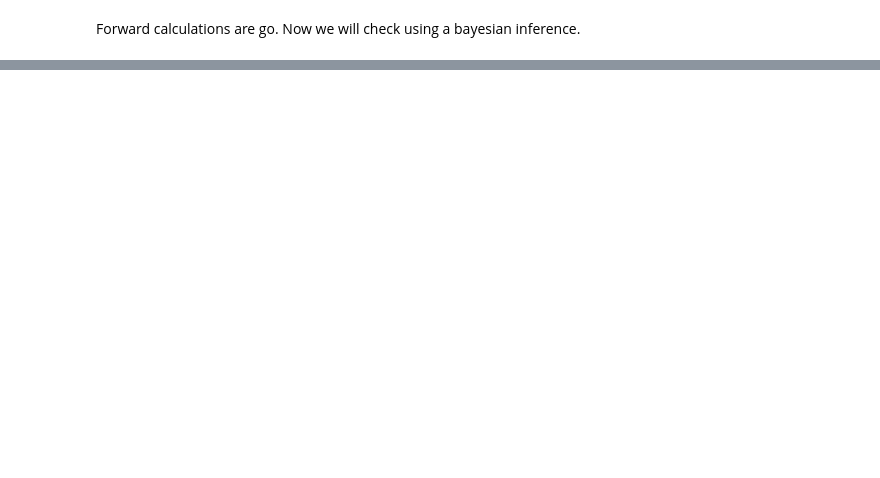
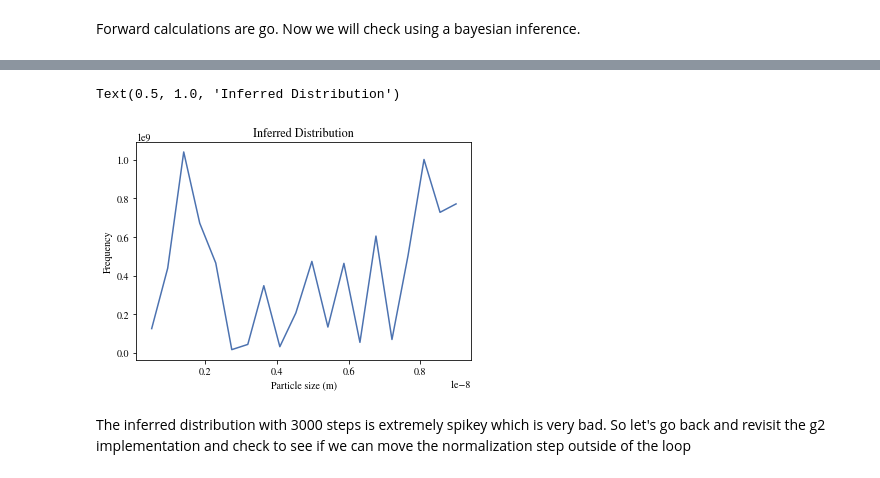
Before and after one commit to thydmle/pydls, a Jupyter notebook: Bayes Take 9 07012019.ipynb, the cells around one changed output, grey strips where cells are left out. Drawn from its saved outputs; the diff is of its cells as text; code cells hidden in the pictures; blank space fills up the shorter version.

```diff
--- a/Bayes Take 9 07012019.ipynb
+++ b/Bayes Take 9 07012019.ipynb
@@ -67,0 +146,30 @@ sampler.acceptance_fraction
+# %%
+fifty_q = np.zeros(20)
+fifty_q[0] = 1.251e8
+fifty_q[1] = 4.382e8
+fifty_q[2] = 1.04e9
+fifty_q[3] = 6.71e8
+fifty_q[4] = 4.647e8
+fifty_q[5] = 1.624e7
+fifty_q[6] = 4.328e7
+fifty_q[7] = 3.474e8
+fifty_q[8] = 3.148e7
+fifty_q[9] = 2.0634e8
+fifty_q[10] = 4.732e8
+fifty_q[11] = 1.332e8
+fifty_q[12] = 4.63e8
+fifty_q[13] = 5.391e7
+fifty_q[14] = 6.044e8
+fifty_q[15] = 6.875e7
+fifty_q[16] = 5.021e8
+fifty_q[17] = 1.001e9
+fifty_q[18] = 7.274e8
+fifty_q[19] = 7.71e8
+# %%
+plt.plot(d, fifty_q)
+plt.xlabel('Particle size (m)')
+plt.ylabel('Frequency')
+plt.title('Inferred Distribution')
+# %% [output]
+Text(0.5, 1.0, 'Inferred Distribution')
+[figure, added]
@@ -67,0 +180,7 @@ sampler.acceptance_fraction
+# %%
+%%latex
+The inferred distribution with 3000 steps is extremely spikey which is very bad. So let's go back and revisit the g2 implementation
+and check to see if we can move the normalization step outside of the loop
+# %% [output]
+The inferred distribution with 3000 steps is extremely spikey which is very bad. So let's go back and revisit the g2 implementation
+and check to see if we can move the normalization step outside of the loop
```
Also changed, not shown: parts of 8 cells of this notebook, 2 other files.
